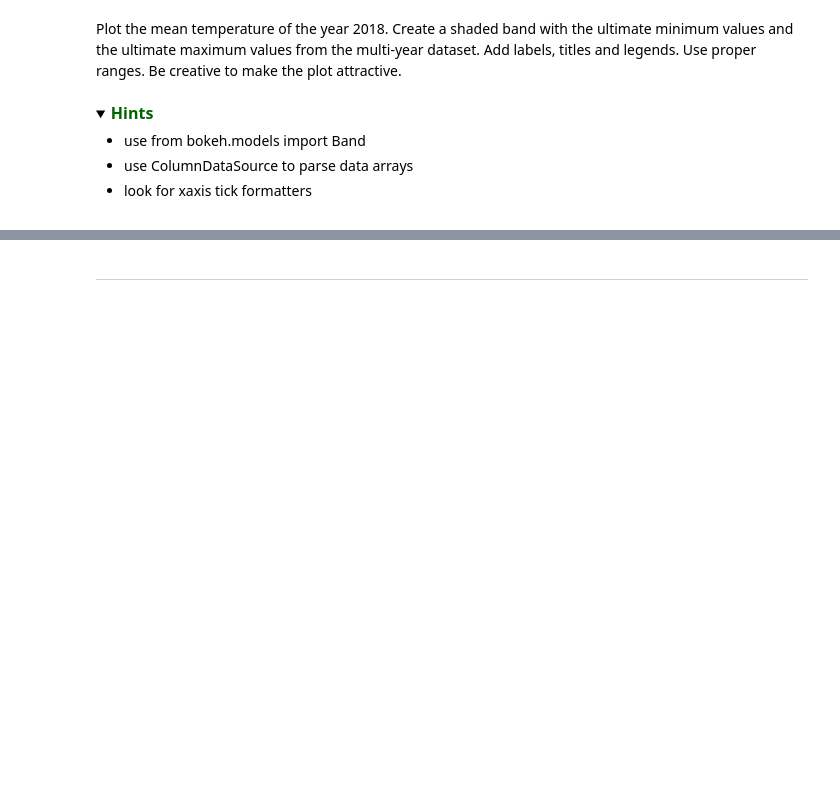
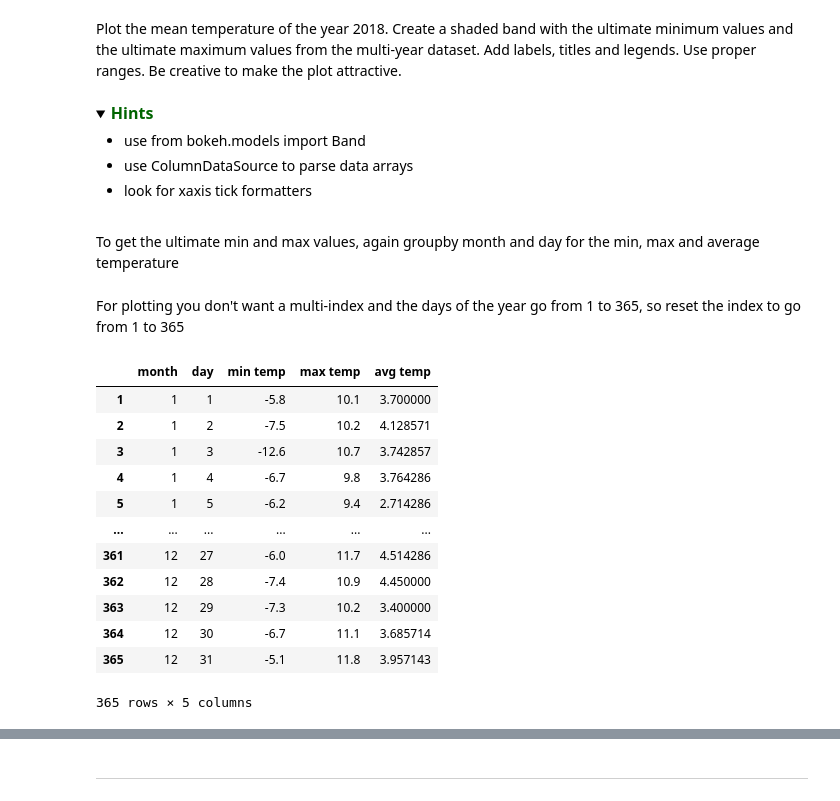
Before and after one commit to ExquizeNyx/BFVM22PROG1, a Jupyter notebook: assessments/Assignment_week_04a.ipynb, the cells around one changed output, grey strips where cells are left out. Drawn from its saved outputs; the diff is of its cells as text; code cells hidden in the pictures; folded sections open; blank space fills up the shorter version.

```diff
--- a/assessments/Assignment_week_04a.ipynb
+++ b/assessments/Assignment_week_04a.ipynb
@@ -422,3 +506,27 @@ Plot the mean temperature of the year 2018. Create a shaded band with the ultima
     <li>look for xaxis tick formatters</li>
 </ul>
 </details>
+# %% [markdown]
+To get the ultimate min and max values, again groupby month and day for the min, max and average temperature
+# %% [markdown]
+For plotting you don't want a multi-index and the days of the year go from 1 to 365, so reset the index to go from 1 to 365
+# %%
+df_ult_vals = df.groupby([(df.index.month.rename('month')), (df.index.day.rename('day'))]).agg({'min temp': 'min', 'max temp':'max', 'avg temp':'mean'})
+df_ult_vals = df_ult_vals.reset_index()
+df_ult_vals.index = range(1, len(df_ult_vals)+1)
+# %%
+df_ult_vals
+# %% [output]
+|  | month | day | min temp | max temp | avg temp |
+| 1 | 1 | 1 | -5.8 | 10.1 | 3.700000 |
+| 2 | 1 | 2 | -7.5 | 10.2 | 4.128571 |
+| 3 | 1 | 3 | -12.6 | 10.7 | 3.742857 |
+| 4 | 1 | 4 | -6.7 | 9.8 | 3.764286 |
+| 5 | 1 | 5 | -6.2 | 9.4 | 2.714286 |
+| ... | ... | ... | ... | ... | ... |
+| 361 | 12 | 27 | -6.0 | 11.7 | 4.514286 |
+| 362 | 12 | 28 | -7.4 | 10.9 | 4.450000 |
+| 363 | 12 | 29 | -7.3 | 10.2 | 3.400000 |
+| 364 | 12 | 30 | -6.7 | 11.1 | 3.685714 |
+| 365 | 12 | 31 | -5.1 | 11.8 | 3.957143 |
+365 rows × 5 columns
```
Also changed, not shown: parts of 23 cells of this notebook.
